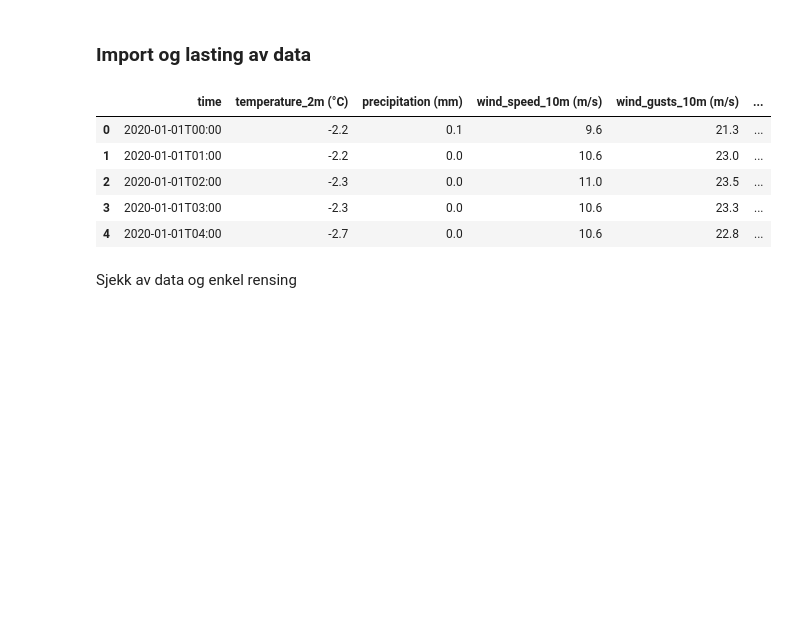
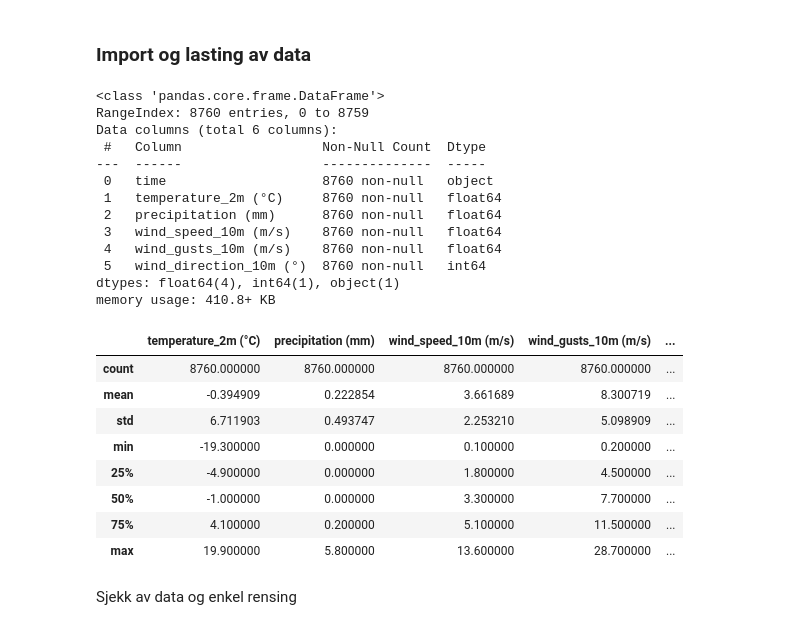
Before and after one commit to Adham-alsahli/ind320--Adham-Al-Sahli-, a Jupyter notebook: Assignment_1.ipynb, the cells around one changed output. Cells and saved outputs as stored; diff of their text form; code cells hidden in the pictures; blank space fills up the shorter version.

Commit message:
Update Assignment_1 notebook with data analysis and visualization details

```diff
--- a/Assignment_1.ipynb
+++ b/Assignment_1.ipynb
@@ -20,19 +18,37 @@
 # %%
 import pandas as pd
 import matplotlib.pyplot as plt
 
 # Les inn datasettet
 df = pd.read_csv("open-meteo-subset.csv")
 
-# Sjekk de første radene
+# Sjekk de første radan
 df.head()
+df.info()
+df.describe()
 # %% [output]
+<class 'pandas.core.frame.DataFrame'>
+RangeIndex: 8760 entries, 0 to 8759
+Data columns (total 6 columns):
+ #   Column                  Non-Null Count  Dtype
+---  ------                  --------------  -----
+ 0   time                    8760 non-null   object
+ 1   temperature_2m (°C)     8760 non-null   float64
+ 2   precipitation (mm)      8760 non-null   float64
+ 3   wind_speed_10m (m/s)    8760 non-null   float64
+ 4   wind_gusts_10m (m/s)    8760 non-null   float64
+ 5   wind_direction_10m (°)  8760 non-null   int64
+dtypes: float64(4), int64(1), object(1)
+memory usage: 410.8+ KB
-|  | time | temperature_2m (°C) | precipitation (mm) | wind_speed_10m (m/s) | wind_gusts_10m (m/s) | ... |
-| 0 | 2020-01-01T00:00 | -2.2 | 0.1 | 9.6 | 21.3 | ... |
-| 1 | 2020-01-01T01:00 | -2.2 | 0.0 | 10.6 | 23.0 | ... |
-| 2 | 2020-01-01T02:00 | -2.3 | 0.0 | 11.0 | 23.5 | ... |
-| 3 | 2020-01-01T03:00 | -2.3 | 0.0 | 10.6 | 23.3 | ... |
-| 4 | 2020-01-01T04:00 | -2.7 | 0.0 | 10.6 | 22.8 | ... |
+|  | temperature_2m (°C) | precipitation (mm) | wind_speed_10m (m/s) | wind_gusts_10m (m/s) | ... |
+| count | 8760.000000 | 8760.000000 | 8760.000000 | 8760.000000 | ... |
+| mean | -0.394909 | 0.222854 | 3.661689 | 8.300719 | ... |
+| std | 6.711903 | 0.493747 | 2.253210 | 5.098909 | ... |
+| min | -19.300000 | 0.000000 | 0.100000 | 0.200000 | ... |
+| 25% | -4.900000 | 0.000000 | 1.800000 | 4.500000 | ... |
+| 50% | -1.000000 | 0.000000 | 3.300000 | 7.700000 | ... |
+| 75% | 4.100000 | 0.200000 | 5.100000 | 11.500000 | ... |
+| max | 19.900000 | 5.800000 | 13.600000 | 28.700000 | ... |
 # %% [markdown]
 Sjekk av data og enkel rensing
 # %%
```
Also changed, not shown: parts of 7 cells of this notebook, 1 other file.
